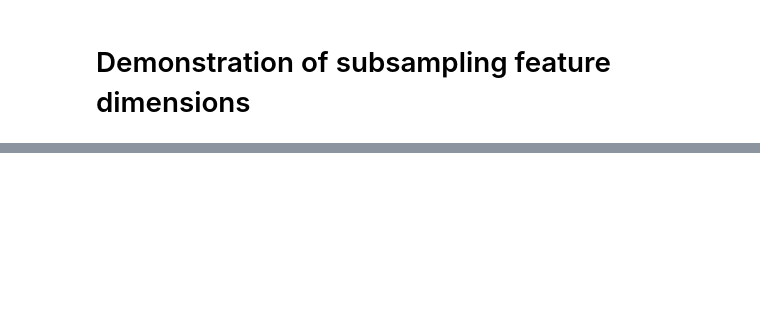
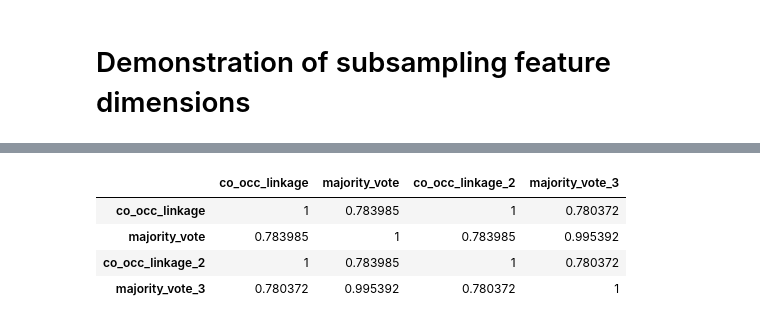
Before and after one commit to NaegleLab/OpenEnsembles, a Jupyter notebook: examples/Subsample_features_randomly.ipynb, the cells around one changed output, grey strips where cells are left out. Saved outputs shown, nothing was run; the diff lists cells and outputs as text; code cells hidden in the pictures; blank space fills up the shorter version.

```diff
--- a/examples/Subsample_features_randomly.ipynb
+++ b/examples/Subsample_features_randomly.ipynb
@@ -41,0 +80,7 @@ for name in names:
+# %%
+#cut the co-occurrence matrices and compare across the two methods of clustering
+c_ComatCut = c.finish_co_occ_linkage(threshold=1.5, linkage='ward')
+cMV = c.finish_majority_vote(threshold=0.5)
+
+cRz_ComatCut = cRz.finish_co_occ_linkage(threshold=1.5, linkage='ward')
+cRz_cMV = cRz.finish_majority_vote(threshold=0.5)
@@ -42,3 +117,12 @@ for name in names:
+# %%
+MI = c_ComatCut.MI(MI_type='normalized')
+MI.matrix
+# %% [output]
+|  | co_occ_linkage | majority_vote | co_occ_linkage_2 | majority_vote_3 |
+| co_occ_linkage | 1 | 0.783985 | 1 | 0.780372 |
+| majority_vote | 0.783985 | 1 | 0.783985 | 0.995392 |
+| co_occ_linkage_2 | 1 | 0.783985 | 1 | 0.780372 |
+| majority_vote_3 | 0.780372 | 0.995392 | 0.780372 | 1 |
 # %%
 #Cluster the data in the original dimensionality for comparison
 c_orig = oe.cluster(d)
```
Also changed, not shown: parts of 18 cells of this notebook, 3 other files.
